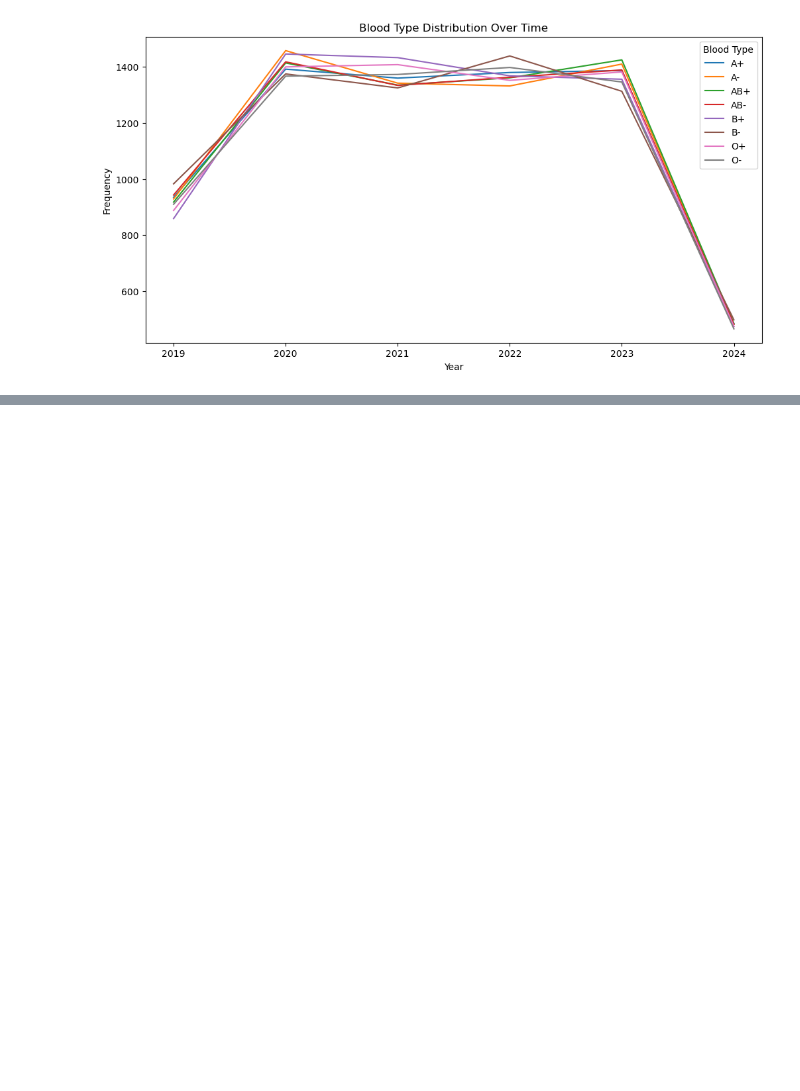
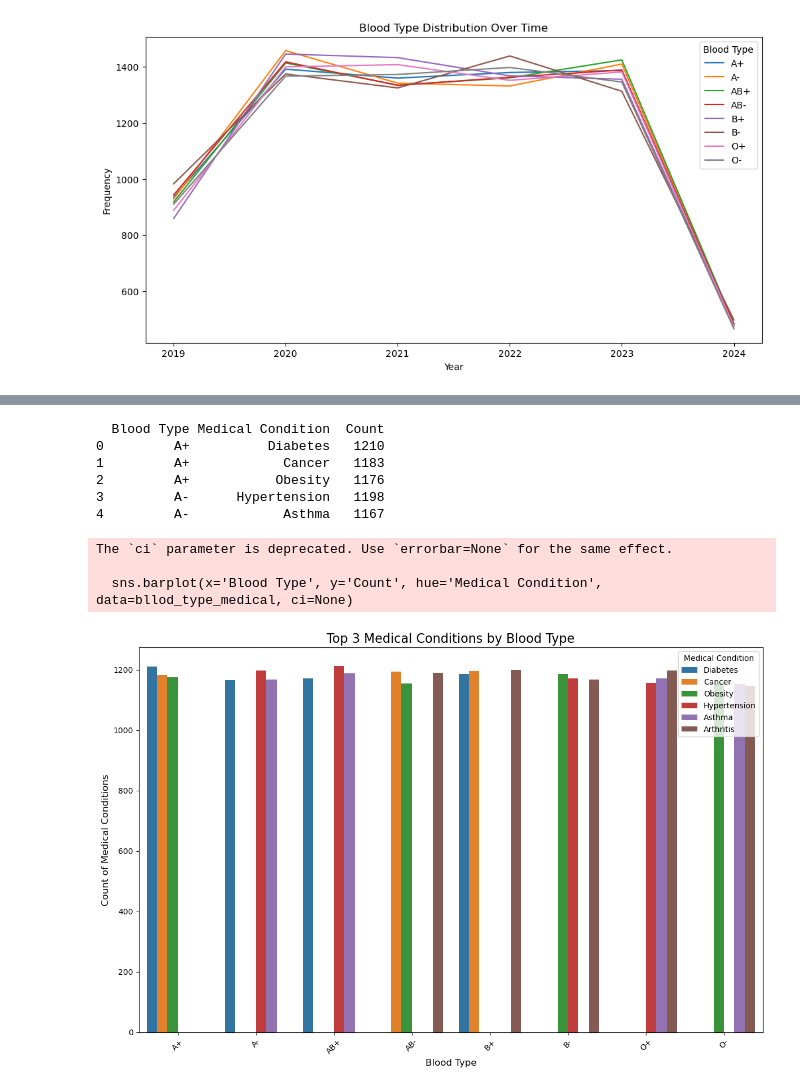
Before and after one commit to Yashshah0502/HealtchCare_Analysis, a Jupyter notebook: Data.ipynb, the cells around one changed output, grey strips where cells are left out. Drawn from its saved outputs; the diff is of its cells as text; code cells hidden in the pictures; blank space fills up the shorter version.

```diff
--- a/Data.ipynb
+++ b/Data.ipynb
@@ -335,0 +488,43 @@ Name: Hospital, Length: 39815, dtype: int64
+# %%
+# Group by Blood Type and get the top 3 medical conditions for each
+bllod_type_medical = df.groupby('Blood Type')['Medical Condition'].apply(lambda x: x.value_counts().head(3)).reset_index(name="Count")
+
+# Now, 'bllod_type_medical' should have columns: ['Blood Type', 'Medical Condition', 'Count']
+# Rename level_1 to 'Medical Condition'
+bllod_type_medical.rename(columns={'level_1': 'Medical Condition'}, inplace=True)
+
+# Check the structure of the DataFrame to confirm
+print(bllod_type_medical.head())
+# %% [output]
+  Blood Type Medical Condition  Count
+0         A+          Diabetes   1210
+1         A+            Cancer   1183
+2         A+           Obesity   1176
+3         A-      Hypertension   1198
+4         A-            Asthma   1167
+# %%
+import matplotlib.pyplot as plt
+import seaborn as sns
+
+# Plotting the data
+plt.figure(figsize=(12, 8))
+
+# Create a barplot
+sns.barplot(x='Blood Type', y='Count', hue='Medical Condition', data=bllod_type_medical, ci=None)
+
+# Adding labels and title
+plt.title('Top 3 Medical Conditions by Blood Type', fontsize=16)
+plt.xlabel('Blood Type', fontsize=12)
+plt.ylabel('Count of Medical Conditions', fontsize=12)
+
+# Rotate x labels if needed for readability
+plt.xticks(rotation=45)
+
+# Show plot
+plt.tight_layout()
+plt.show()
+# %% [output]
+The `ci` parameter is deprecated. Use `errorbar=None` for the same effect.
+
+  sns.barplot(x='Blood Type', y='Count', hue='Medical Condition', data=bllod_type_medical, ci=None)
+[figure, added]
```
Also changed, not shown: parts of 19 cells of this notebook.
